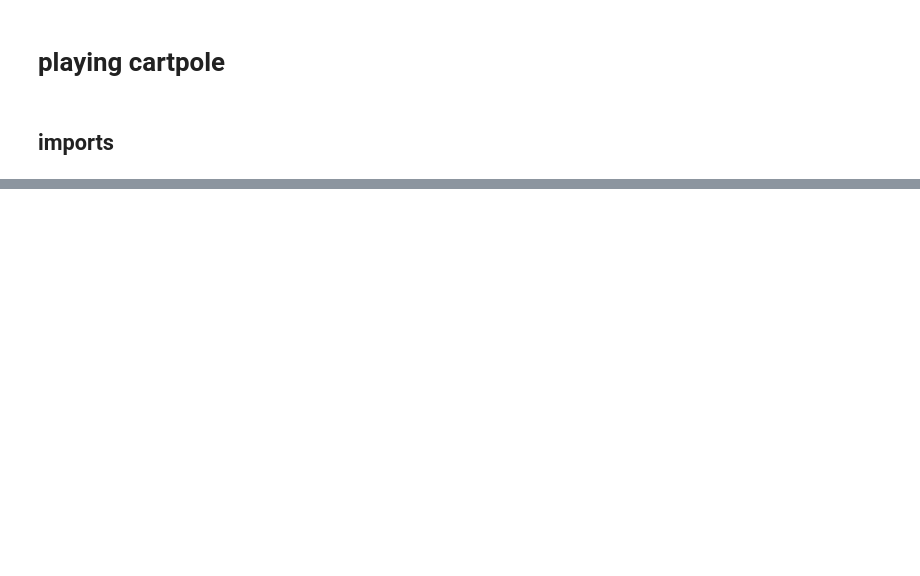
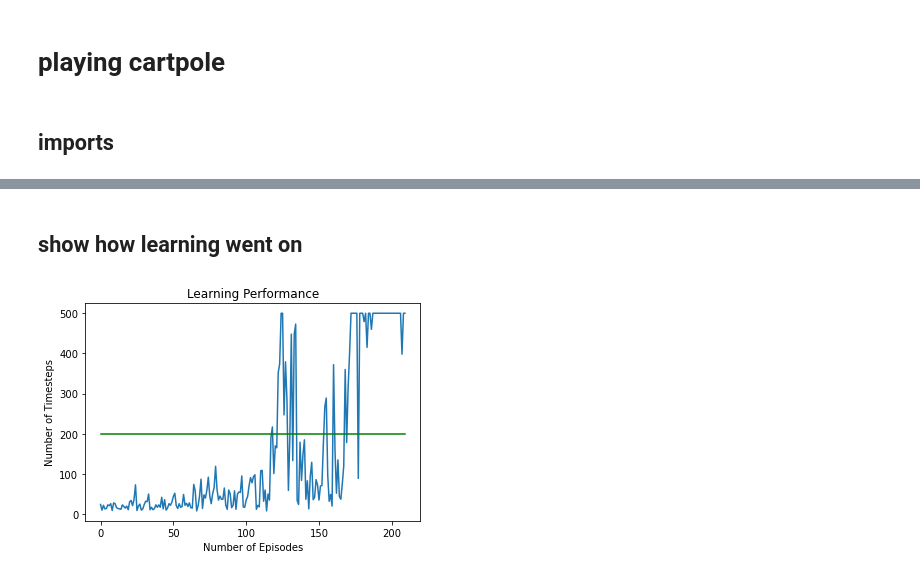
Before and after one commit to or-yanko/Machine-Learning-and-Neural-Networks, a Jupyter notebook: jupiter-notebook/CartPole-learner/CartPole.ipynb, the cells around one changed output, grey strips where cells are left out. Saved outputs shown, nothing was run; the diff lists cells and outputs as text; code cells hidden in the pictures; blank space fills up the shorter version.

```diff
--- a/jupiter-notebook/CartPole-learner/CartPole.ipynb
+++ b/jupiter-notebook/CartPole-learner/CartPole.ipynb
@@ -57,0 +14,3 @@ To enable them in other operations, rebuild TensorFlow with the appropriate comp
+# %%
+actions = [0,1]
+qtable = pd.DataFrame(columns = actions, dtype = np.float64)
@@ -57,0 +95,22 @@ To enable them in other operations, rebuild TensorFlow with the appropriate comp
+# %%
+for i in range(210):
+    observation1 = env.reset()
+    observation1 = discretize(observation1, env)
+    j=0
+    y1.append(i)
+    epsi = modify_epsilon(i)
+    alpha = modify_alpha(i)
+    while True:
+        j+=1
+        env.render()
+        act1 = take_act(str(observation1),actions, alpha, epsi , gamma)
+        observation2, reward, done, info = env.step(act1)
+        observation2 = discretize(observation2, env)
+        qlearn(str(observation1), str(observation2), reward, act1, actions, alpha, epsi , gamma)
+        observation1 = observation2
+        if done:
+            print("Episode number : ", i, "Iteration", j)
+            x1.append(j)
+            break
+    if j >= 500:
+        break
@@ -57,0 +135,21 @@ To enable them in other operations, rebuild TensorFlow with the appropriate comp
+# %% [markdown]
+## show how learning went on
+# %%
+x1 = np.array(x1)
+y1 = np.array(y1)
+plt.plot(y1,x1)
+
+z2 = [200]*210
+z1 = []
+for i in range(0,210):
+    z1.append(i)
+z1 = np.array(z1)
+z2 = np.array(z2)
+plt.plot(z1, z2, color = 'green')
+
+plt.title("Learning Performance")
+plt.xlabel("Number of Episodes")
+plt.ylabel("Number of Timesteps")
+plt.show()
+# %% [output]
+[figure, added]
```
Also changed, not shown: parts of 11 cells of this notebook.
